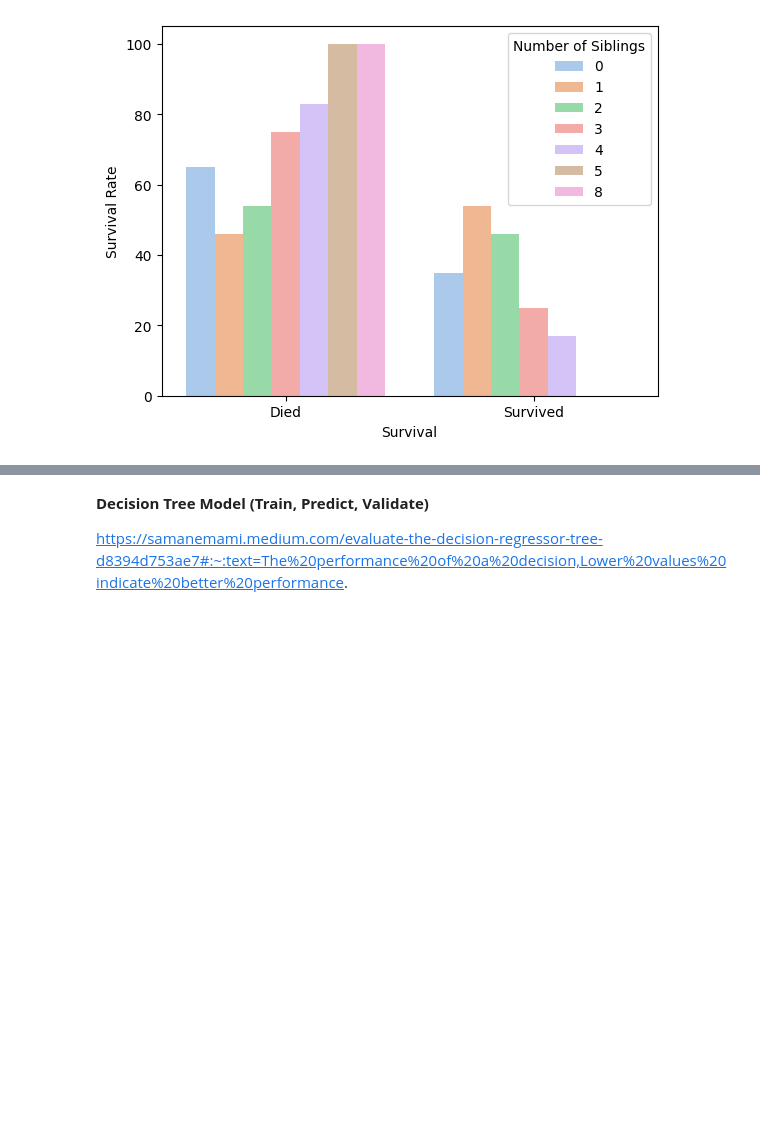
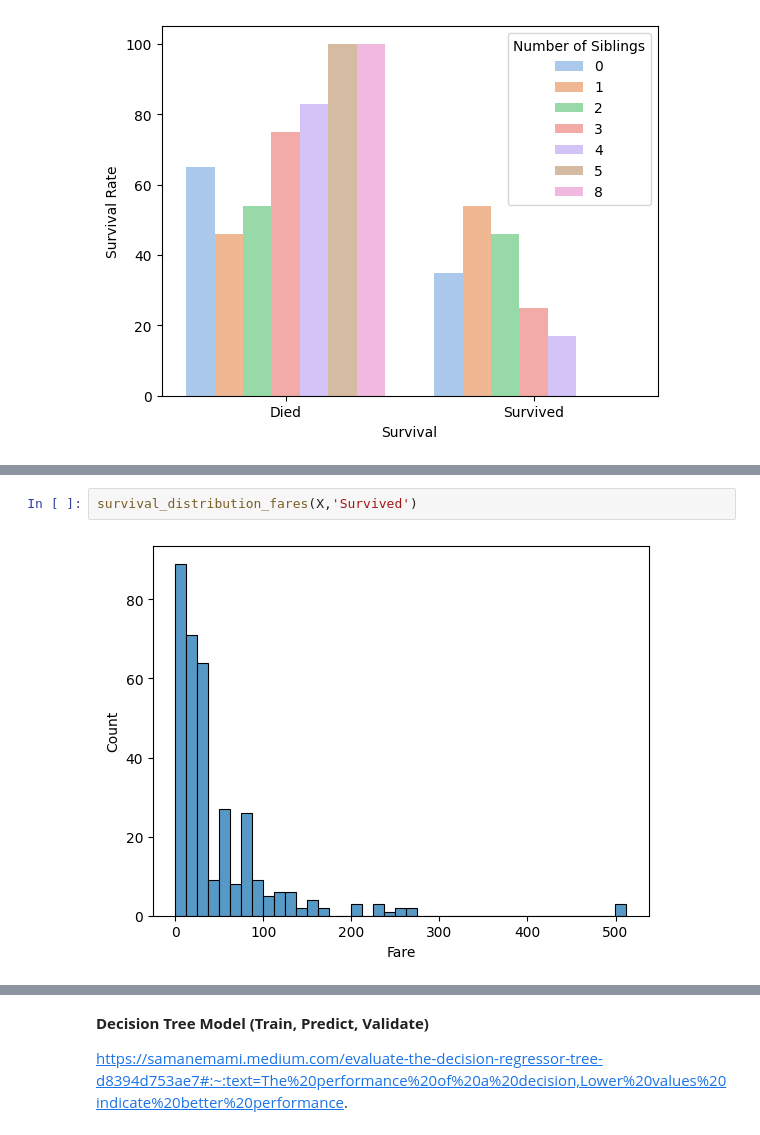
Before and after one commit to rhiats/titanicPrediction, a Jupyter notebook: titanicPred.ipynb, the cells around one changed output, grey strips where cells are left out. Saved outputs shown, nothing was run; the diff lists cells and outputs as text; blank space fills up the shorter version.

```diff
--- a/titanicPred.ipynb
+++ b/titanicPred.ipynb
@@ -286,0 +298,4 @@ https://forecastegy.com/posts/feature-importance-in-logistic-regression/
+# %%
+survival_distribution_fares(X,'Survived')
+# %% [output]
+[figure, added]
```
Also changed, not shown: parts of 8 cells of this notebook.
